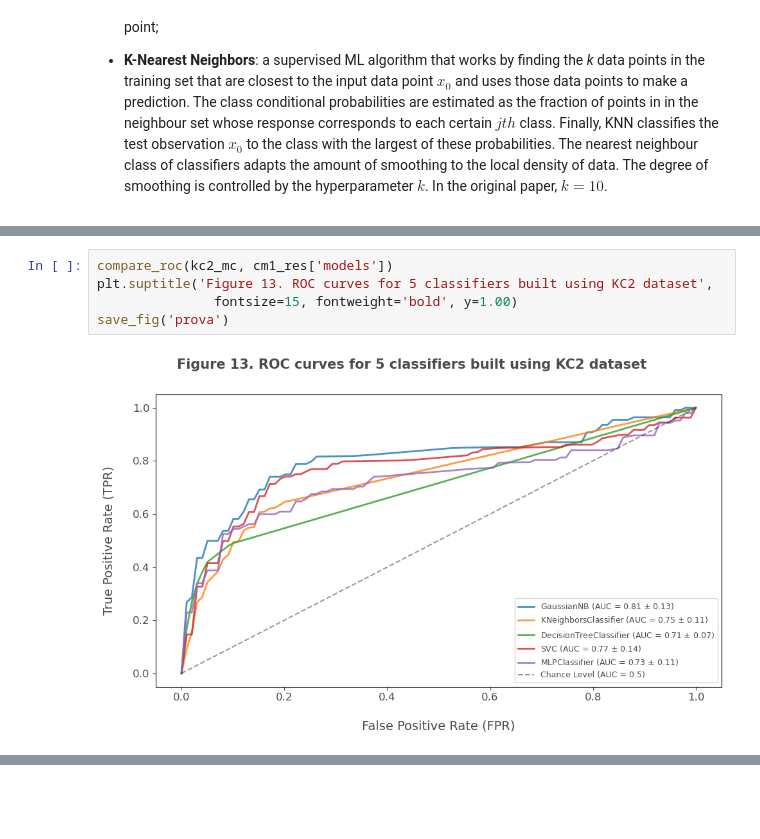
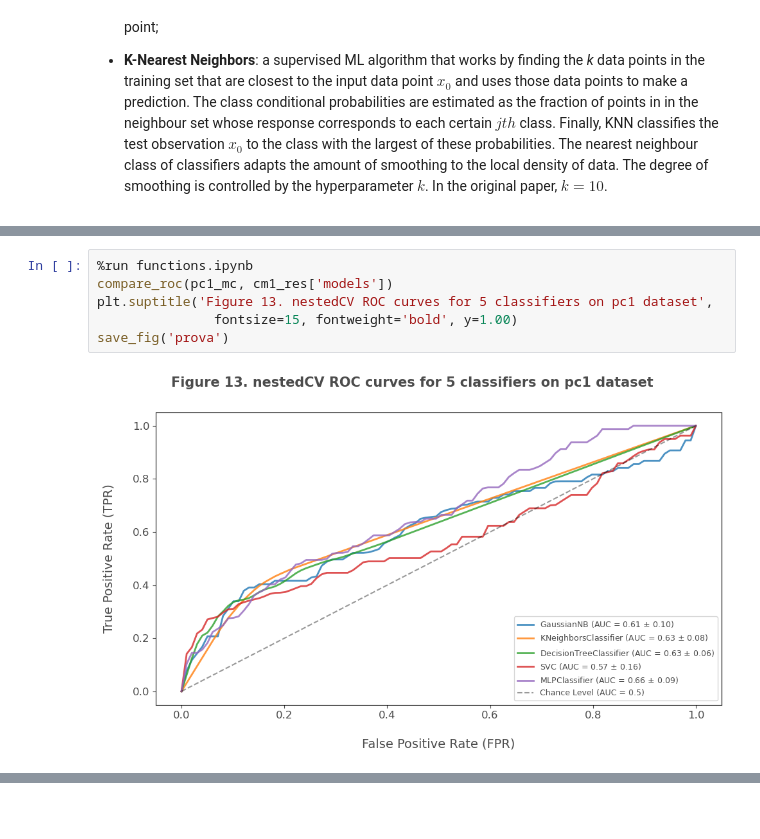
Before and after one commit to zurlog/MLDS_PR104, a Jupyter notebook: scripts/pr104.ipynb, the cells around one changed output, grey strips where cells are left out. Saved outputs shown, nothing was run; the diff lists cells and outputs as text.

```diff
--- a/scripts/pr104.ipynb
+++ b/scripts/pr104.ipynb
@@ -401,7 +404,8 @@ print(ann['auc'])
 # %%
-compare_roc(kc2_mc, cm1_res['models'])
-plt.suptitle('Figure 13. ROC curves for 5 classifiers built using KC2 dataset',
+%run functions.ipynb
+compare_roc(pc1_mc, cm1_res['models'])
+plt.suptitle('Figure 13. nestedCV ROC curves for 5 classifiers on pc1 dataset',
                fontsize=15, fontweight='bold', y=1.00)
 save_fig('prova')
 # %% [output]
-[figure, old version]
+[figure, new version]
```
Also changed, not shown: parts of 13 cells of this notebook, 4 other files.
